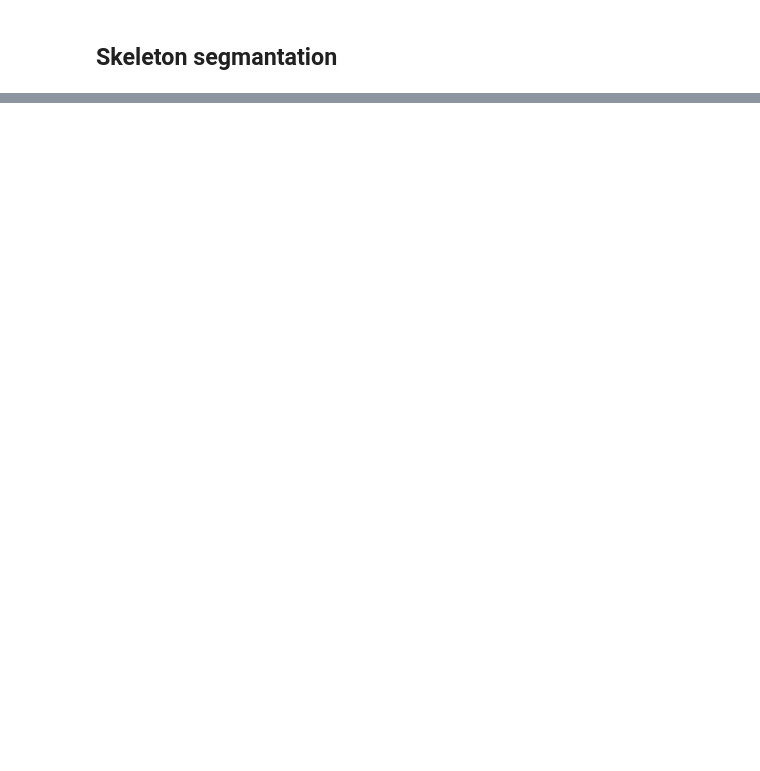
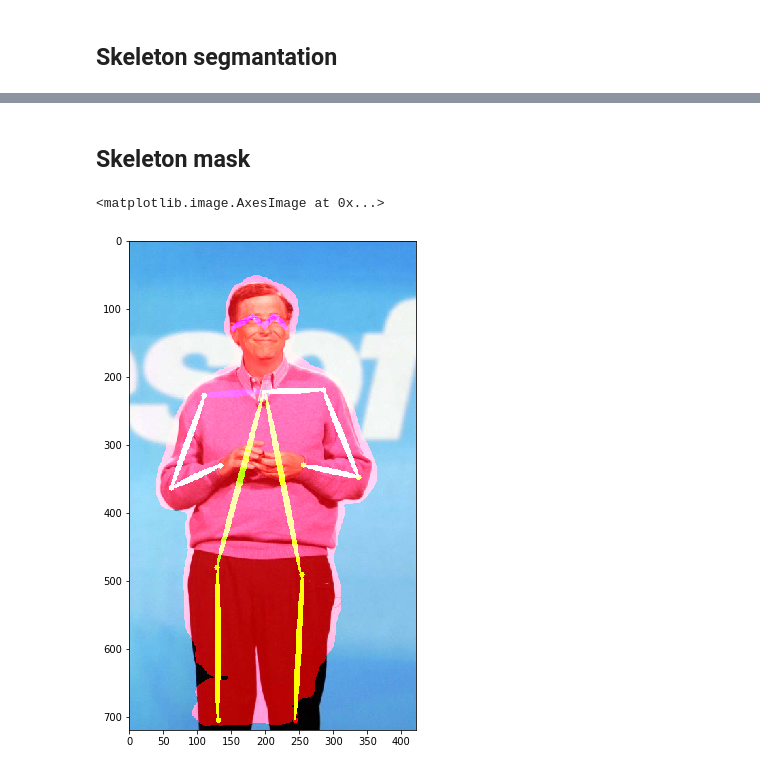
Before and after one commit to zhozheka/TS-project-2, a Jupyter notebook: pose_estimation_segmentation/pose_segmentation.ipynb, the cells around one changed output, grey strips where cells are left out. Cells and saved outputs as stored; diff of their text form; code cells hidden in the pictures; blank space fills up the shorter version.

```diff
--- a/pose_estimation_segmentation/pose_segmentation.ipynb
+++ b/pose_estimation_segmentation/pose_segmentation.ipynb
@@ -97,0 +107,16 @@ plt.show()
+# %% [markdown]
+## Skeleton mask
+# %%
+rgb_mask = cv2.cvtColor(segmentation, cv2.COLOR_GRAY2RGB)
+rgb_mask = (rgb_mask > 0.5).astype(np.uint8)
+rgb_mask[:,:,0]*= 255
+rgb_mask[:,:,1]*= 0
+rgb_mask[:,:,2]*= 0
+rgb_mask = rgb_mask.astype(np.uint8)
+mask_img = cv2.addWeighted(img_skeleton, 1, rgb_mask, 0.7, 0)
+# %%
+plt.figure(figsize=(9,9))
+plt.imshow(mask_img)
+# %% [output]
+<matplotlib.image.AxesImage at 0x...>
+[figure, added]
```
Also changed, not shown: parts of 6 cells of this notebook.
